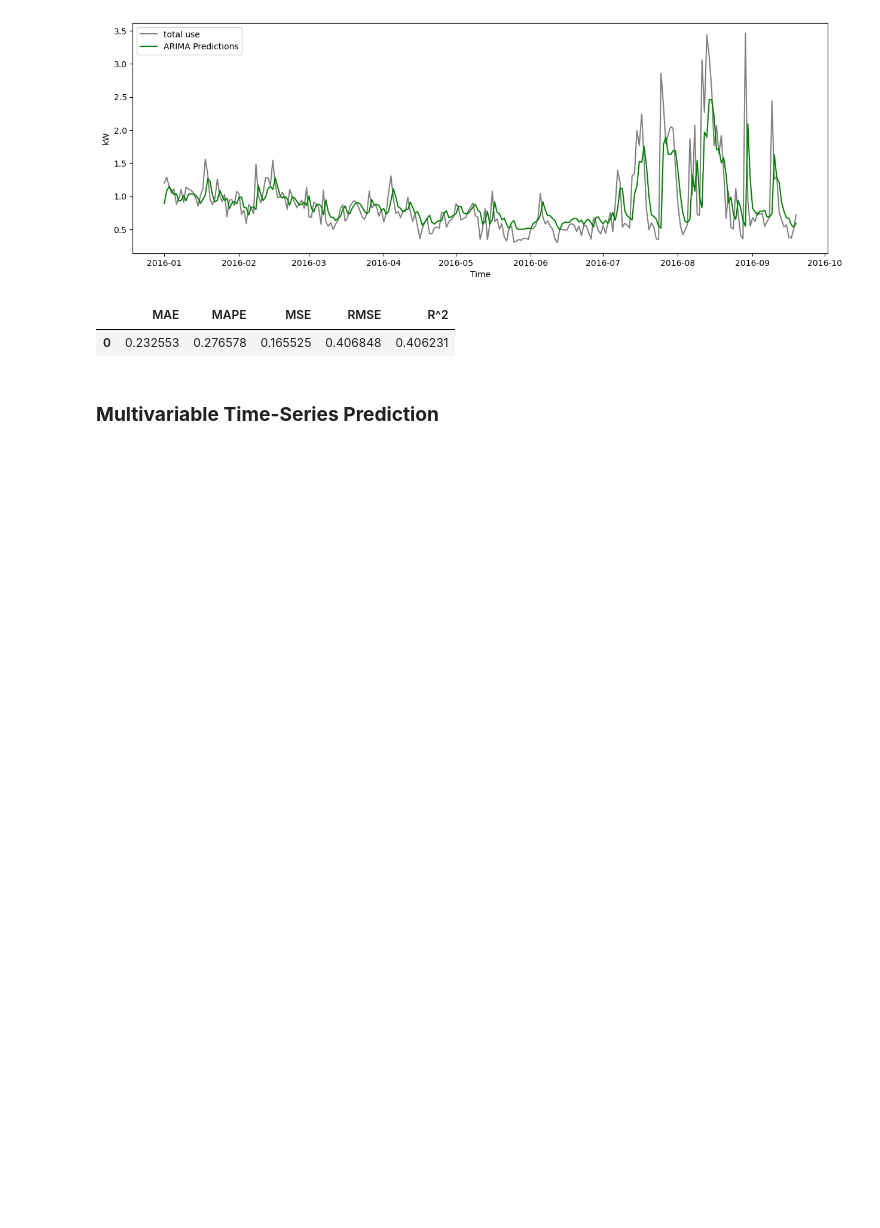
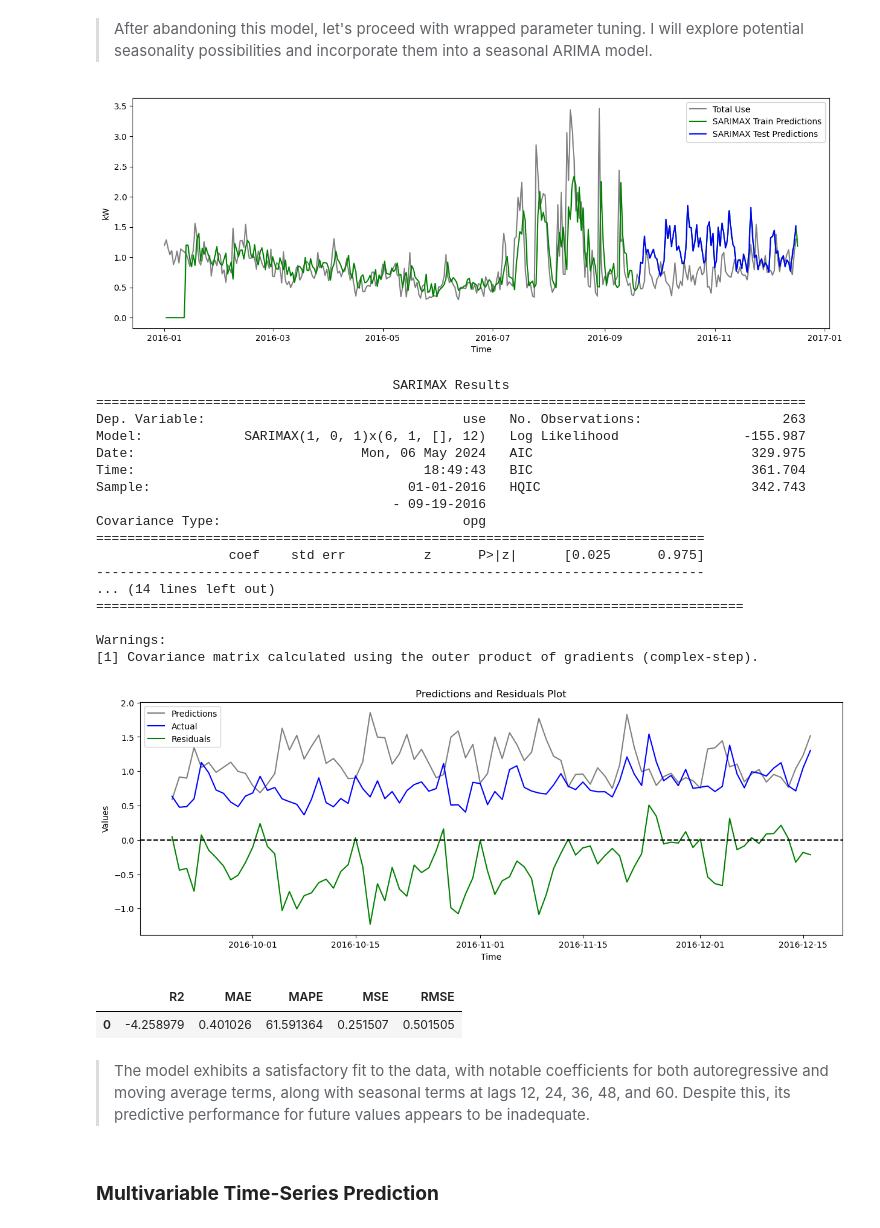
Before and after one commit to computationalgoblin/Smart-Home-Energy-Consumption-Project, a Jupyter notebook: notebooks/model.ipynb, the cells around one changed output. Drawn from its saved outputs; the diff is of its cells as text; code cells hidden in the pictures; blank space fills up the shorter version.

Commit message:
update modeling and eda corrections

```diff
--- a/notebooks/model.ipynb
+++ b/notebooks/model.ipynb
@@ -44,0 +60,6 @@ display(data.head())
+# %%
+use_data_daily = data["use"].resample("D").mean() # I will resample the values by grouping them into diferent intervals
+use_data_weekly = data["use"].resample("W").mean()
+use_data_hourly = data["use"].resample("H").mean()
+
+train_data, test_data = train_test_split(use_data_daily, test_size=0.25, shuffle=False)
@@ -47,3 +91,0 @@ display(data.head())
-# %%
-use_data = data["use"].resample("D").mean()
-train_data, test_data = train_test_split(use_data, test_size=0.25, shuffle=False)
@@ -62,0 +182,2 @@ arima_parameter_estimation(use_data)
+# %% [markdown]
+> After abandoning this model, let's proceed with wrapped parameter tuning. I will explore potential seasonality possibilities and incorporate them into a seasonal ARIMA model.
@@ -63,6 +190,25 @@ arima_parameter_estimation(use_data)
 # %%
-arima_baseline_model(train_data, order=(1,0,1))
+sarimax,sarimax_metrics = sarimax_model(train_data, test_data, use_data_daily, order=(1,0,1),seasonal_order=(6,1,0,12))
+sarimax_metrics
 # %% [output]
-[figure, old version]
+[figure, new version]
+                                      SARIMAX Results
+===========================================================================================
+Dep. Variable:                                 use   No. Observations:                  263
+Model:             SARIMAX(1, 0, 1)x(6, 1, [], 12)   Log Likelihood                -155.987
+Date:                             Mon, 06 May 2024   AIC                            329.975
+Time:                                     18:49:43   BIC                            361.704
+Sample:                                 01-01-2016   HQIC                           342.743
+                                      - 09-19-2016
+Covariance Type:                               opg
+==============================================================================
+                 coef    std err          z      P>|z|      [0.025      0.975]
+------------------------------------------------------------------------------
+... (14 lines left out)
+===================================================================================
+
+Warnings:
+[1] Covariance matrix calculated using the outer product of gradients (complex-step).
+[figure, added]
-|  | MAE | MAPE | MSE | RMSE | R^2 |
-| 0 | 0.232553 | 0.276578 | 0.165525 | 0.406848 | 0.406231 |
+|  | R2 | MAE | MAPE | MSE | RMSE |
+| 0 | -4.258979 | 0.401026 | 61.591364 | 0.251507 | 0.501505 |
@@ -73,3 +215,5 @@ arima_baseline_model(train_data, order=(1,0,1))
+# %% [markdown]
+> The model exhibits a satisfactory fit to the data, with notable coefficients for both autoregressive and moving average terms, along with seasonal terms at lags 12, 24, 36, 48, and 60. Despite this, its predictive performance for future values appears to be inadequate.
 # %% [markdown]
 ### **Multivariable Time-Series Prediction**
 # %% [markdown]
```
Also changed, not shown: parts of 19 cells of this notebook, 1 other file.
